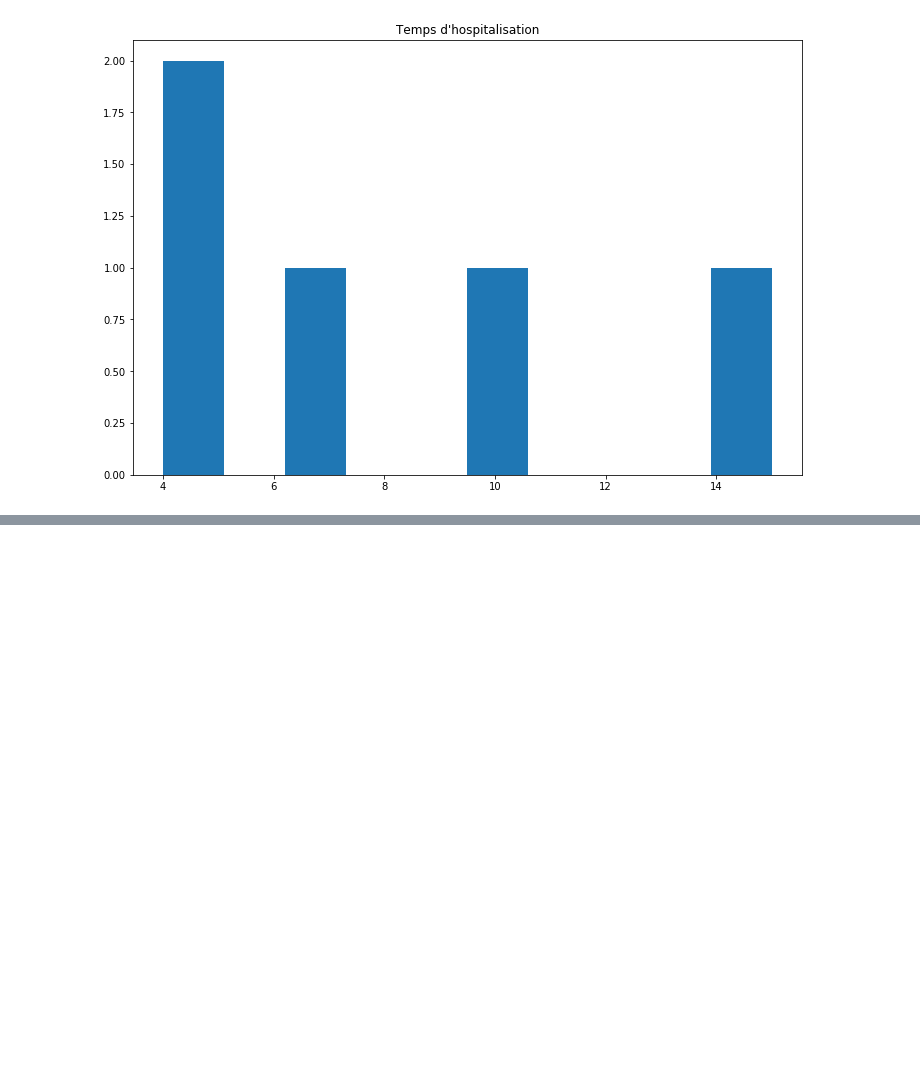
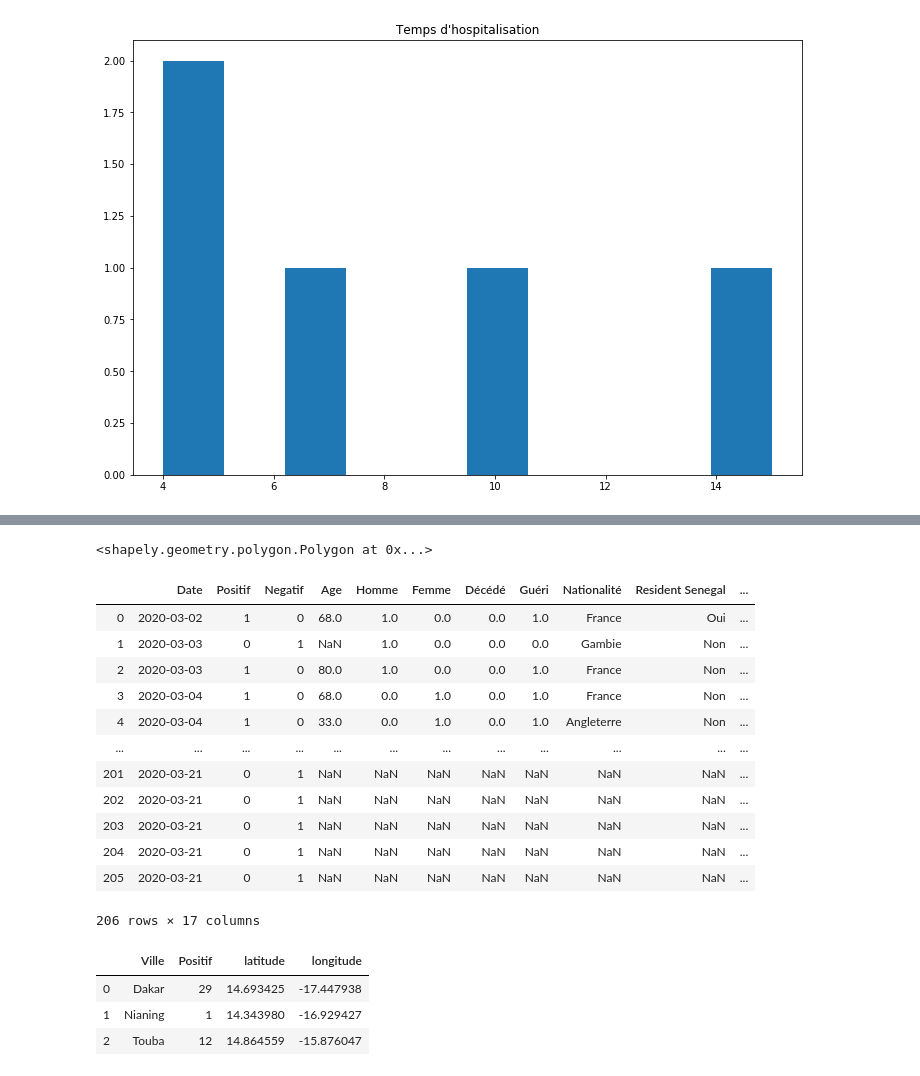
Before and after one commit to maelfabien/COVID-19-Senegal, a Jupyter notebook: COVID_Senegal.ipynb, the cells around one changed output, grey strips where cells are left out. Drawn from its saved outputs; the diff is of its cells as text; code cells hidden in the pictures; blank space fills up the shorter version.

```diff
--- a/COVID_Senegal.ipynb
+++ b/COVID_Senegal.ipynb
@@ -137,0 +228,4 @@ plt.show()
+# %%
+gdf['geometry'][51]
+# %% [output]
+<shapely.geometry.polygon.Polygon at 0x...>
@@ -137,0 +267,16 @@ plt.show()
+# %%
+df
+# %% [output]
+|  | Date | Positif | Negatif | Age | Homme | Femme | Décédé | Guéri | Nationalité | Resident Senegal | ... |
+| 0 | 2020-03-02 | 1 | 0 | 68.0 | 1.0 | 0.0 | 0.0 | 1.0 | France | Oui | ... |
+| 1 | 2020-03-03 | 0 | 1 | NaN | 1.0 | 0.0 | 0.0 | 0.0 | Gambie | Non | ... |
+| 2 | 2020-03-03 | 1 | 0 | 80.0 | 1.0 | 0.0 | 0.0 | 1.0 | France | Non | ... |
+| 3 | 2020-03-04 | 1 | 0 | 68.0 | 0.0 | 1.0 | 0.0 | 1.0 | France | Non | ... |
+| 4 | 2020-03-04 | 1 | 0 | 33.0 | 0.0 | 1.0 | 0.0 | 1.0 | Angleterre | Non | ... |
+| ... | ... | ... | ... | ... | ... | ... | ... | ... | ... | ... | ... |
+| 201 | 2020-03-21 | 0 | 1 | NaN | NaN | NaN | NaN | NaN | NaN | NaN | ... |
+| 202 | 2020-03-21 | 0 | 1 | NaN | NaN | NaN | NaN | NaN | NaN | NaN | ... |
+| 203 | 2020-03-21 | 0 | 1 | NaN | NaN | NaN | NaN | NaN | NaN | NaN | ... |
+| 204 | 2020-03-21 | 0 | 1 | NaN | NaN | NaN | NaN | NaN | NaN | NaN | ... |
+| 205 | 2020-03-21 | 0 | 1 | NaN | NaN | NaN | NaN | NaN | NaN | NaN | ... |
+206 rows × 17 columns
@@ -137,0 +287,7 @@ plt.show()
+# %%
+summary
+# %% [output]
+|  | Ville | Positif | latitude | longitude |
+| 0 | Dakar | 29 | 14.693425 | -17.447938 |
+| 1 | Nianing | 1 | 14.343980 | -16.929427 |
+| 2 | Touba | 12 | 14.864559 | -15.876047 |
```
Also changed, not shown: parts of 23 cells of this notebook, 10 other files.
